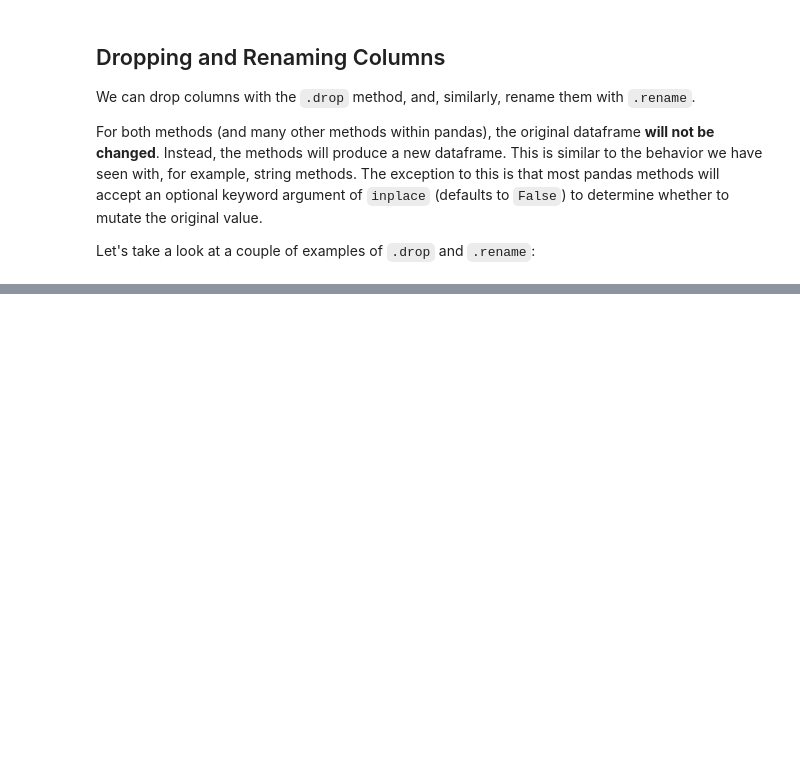
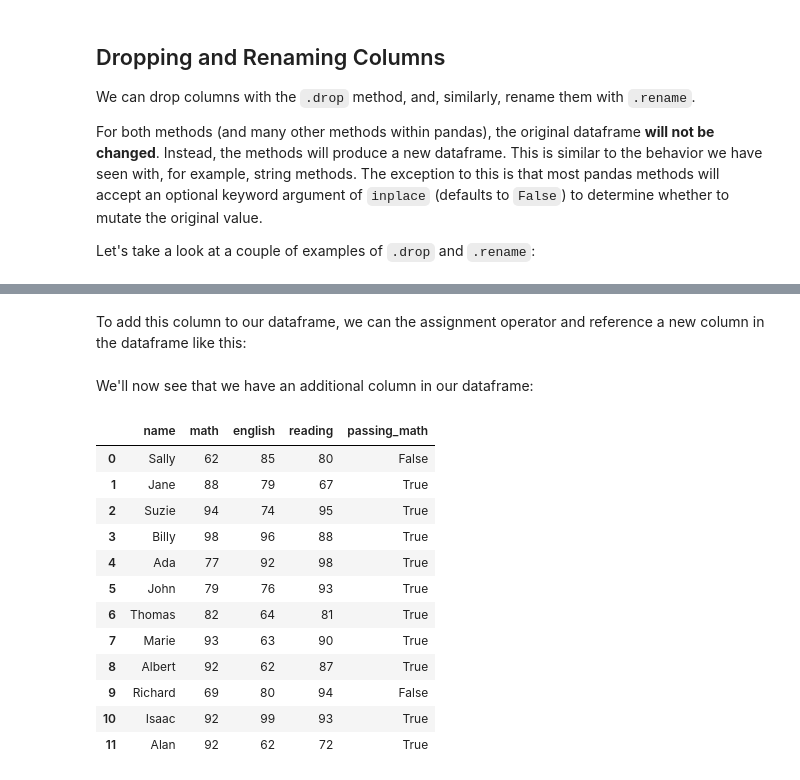
Before and after one commit to RichardAlcabes22/codeup_review, a Jupyter notebook: 3-data_science_libraries/00_pandas_dataframes_lesson.ipynb, the cells around one changed output, grey strips where cells are left out. Cells and saved outputs as stored; diff of their text form; code cells hidden in the pictures; blank space fills up the shorter version.

```diff
--- a/3-data_science_libraries/00_pandas_dataframes_lesson.ipynb
+++ b/3-data_science_libraries/00_pandas_dataframes_lesson.ipynb
@@ -295,0 +388,2 @@ Let's take a look at a couple of examples of `.drop` and `.rename`:
+# %% [markdown]
+To add this column to our dataframe, we can the assignment operator and reference a new column in the dataframe like this:
@@ -295,0 +392,18 @@ Let's take a look at a couple of examples of `.drop` and `.rename`:
+# %% [markdown]
+We'll now see that we have an additional column in our dataframe:
+# %%
+df
+# %% [output]
+|  | name | math | english | reading | passing_math |
+| 0 | Sally | 62 | 85 | 80 | False |
+| 1 | Jane | 88 | 79 | 67 | True |
+| 2 | Suzie | 94 | 74 | 95 | True |
+| 3 | Billy | 98 | 96 | 88 | True |
+| 4 | Ada | 77 | 92 | 98 | True |
+| 5 | John | 79 | 76 | 93 | True |
+| 6 | Thomas | 82 | 64 | 81 | True |
+| 7 | Marie | 93 | 63 | 90 | True |
+| 8 | Albert | 92 | 62 | 87 | True |
+| 9 | Richard | 69 | 80 | 94 | False |
+| 10 | Isaac | 92 | 99 | 93 | True |
+| 11 | Alan | 92 | 62 | 72 | True |
```
Also changed, not shown: parts of 11 cells of this notebook.
